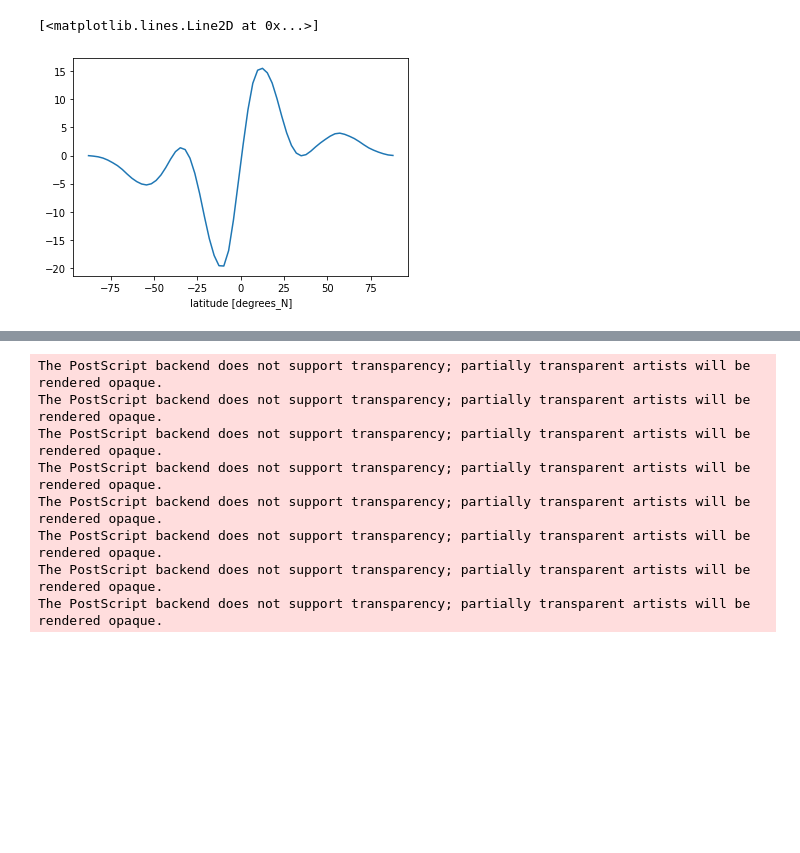
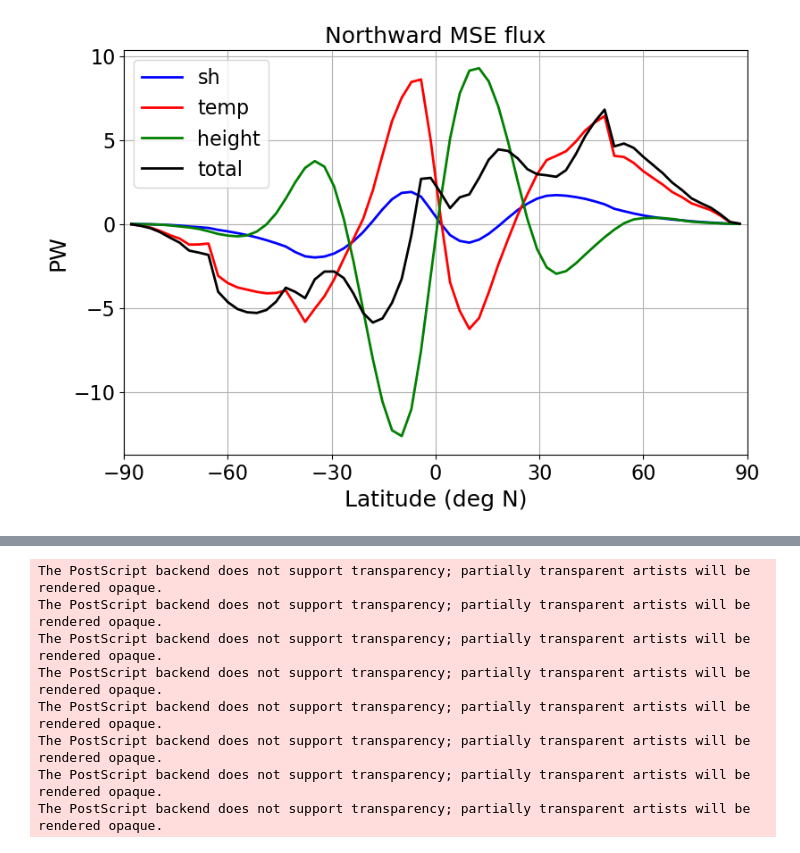
Before and after one commit to matthewjhenry/simple-seasonality-arctic, a Jupyter notebook: analysis.ipynb, the cells around one changed output, grey strips where cells are left out. Cells and saved outputs as stored; diff of their text form; code cells hidden in the pictures; blank space fills up the shorter version.

```diff
--- a/analysis.ipynb
+++ b/analysis.ipynb
@@ -47,8 +57,43 @@ hum_energy_flux = hum_energy_flux.sum('pfull')*2*np.pi*radius*np.cos(xar_obj.lat
-# %%
-energy_flux.plot()
-# %% [output]
-[<matplotlib.lines.Line2D at 0x...>]
-[figure, removed]
+# %%
+grav = 9.80  # Gravitational acceleration
+rdgas = 287.04 # Gas constant for dry air
+kappa = 2./7.  # rdgas/cp_air
+cp_air = rdgas/kappa  # Specific heat capacity of dry air at constant pressure
+a = 6376.0e3  # Earth radius
+L = 2.500e6  # Latent heat of vaporisation
+
+# Evaluate moist static energy (cpT + Lq + gz) flux into the column by mean flow
+data = ctl_300
+mse_2d = cp_air * data.vcomp_temp.mean(('months','lon')) +L * data.sphum_v.mean(('months','lon')) +grav * data.vcomp_height.mean(('months','lon'))
+height_2d = grav * data.vcomp_height.mean(('months','lon'))
+temp_2d = cp_air * data.vcomp_temp.mean(('months','lon'))
+moist_2d = L * data.sphum_v.mean(('months','lon'))
+
+pfull_diff = data.pfull
+pfull_diff = pfull_diff.where(pfull_diff.pfull>800,5000.)
+pfull_diff = pfull_diff.where(pfull_diff.pfull<=800,2500.)
+
+mse = (mse_2d*pfull_diff).where(data.pfull>50).sum(('pfull'))*2*np.pi*a*np.cos(data.lat*np.pi/180)/grav/1e15
+height = (height_2d*pfull_diff).where(data.pfull>50).sum(('pfull'))*2*np.pi*a*np.cos(data.lat*np.pi/180)/grav/1e15
+temp = (temp_2d*pfull_diff).where(data.pfull>50).sum(('pfull'))*2*np.pi*a*np.cos(data.lat*np.pi/180)/grav/1e15
+moist = (moist_2d*pfull_diff).where(data.pfull>50).sum(('pfull'))*2*np.pi*a*np.cos(data.lat*np.pi/180)/grav/1e15
+# %%
+plt.figure(figsize=(9, 6),dpi=100)
+moist.plot(lw=2,c='b',label='sh')
+temp.plot(lw=2,c='r',label='temp')
+height.plot(lw=2,c='g',label='height')
+mse.plot(lw=2,c='k',label='total')
+plt.xlim([-90,90])
+plt.xticks(np.linspace(-90,90,7),fontsize=16)
+plt.yticks(fontsize=16)
+plt.xlabel('Latitude (deg N)',fontsize=18)
+plt.ylabel('PW',fontsize=18)
+plt.title('Northward MSE flux',fontsize=18)
+plt.legend(loc='best',fontsize=16)
+plt.grid()
+plt.show()
+# %% [output]
+[figure, added]
 # %%
 # get code for atmospheric heat transport
 # %%
```
Also changed, not shown: parts of 12 cells of this notebook.
